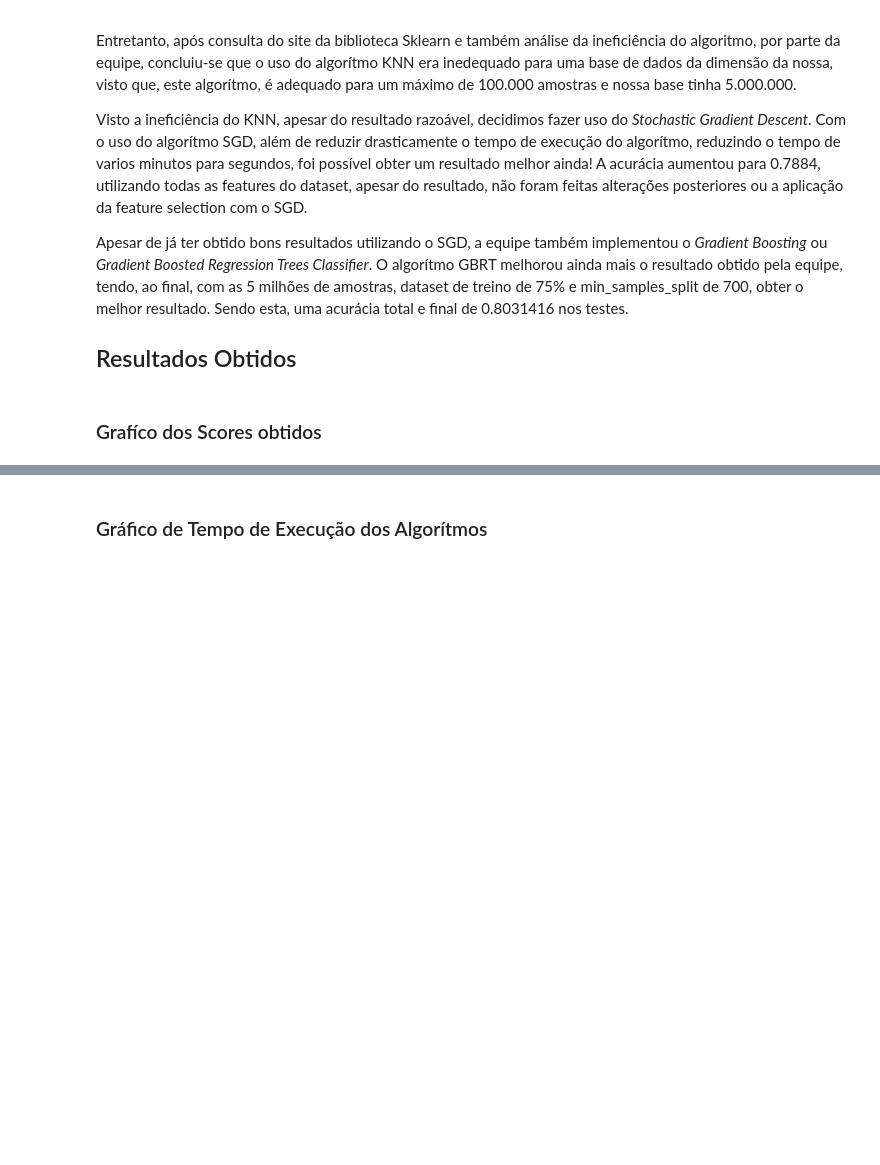
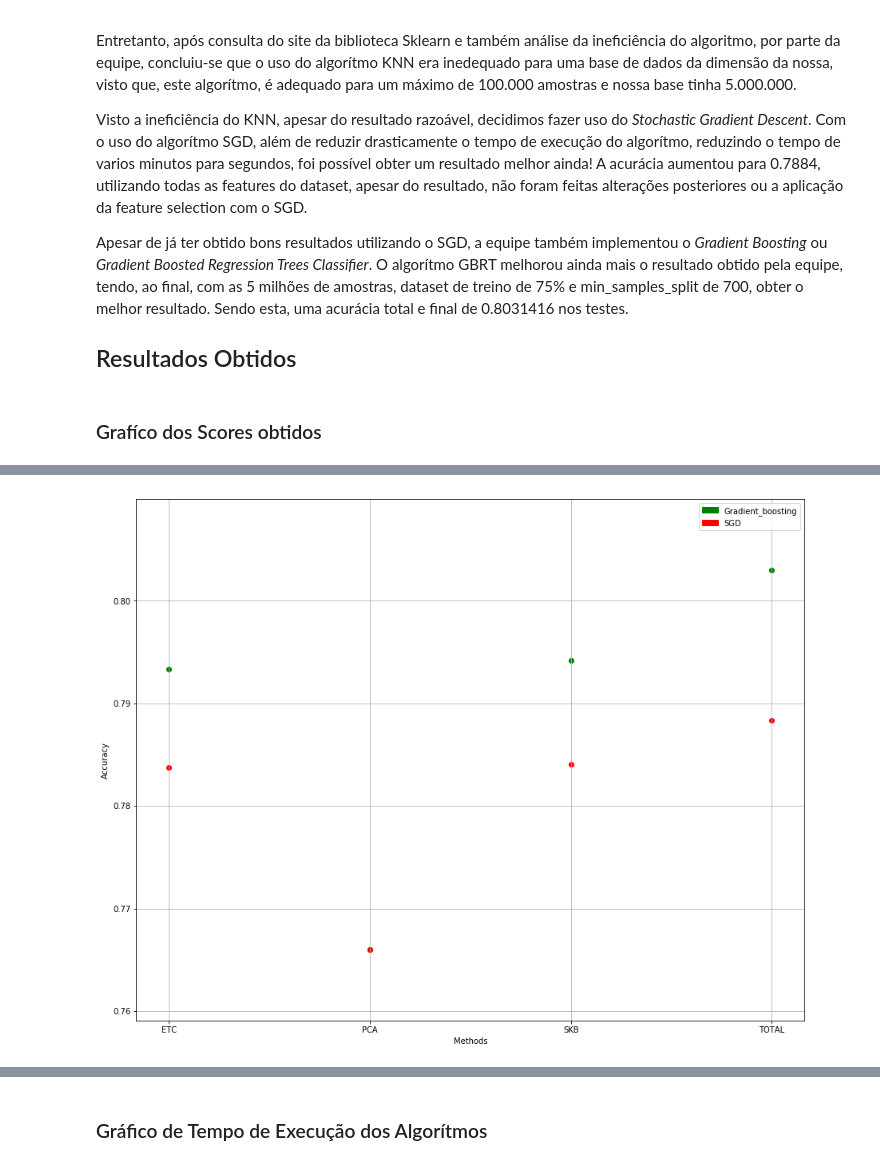
Before and after one commit to Machine-Learning-FGA/exotic-particles-problem, a Jupyter notebook: trabalho1_particulas.ipynb, the cells around one changed output, grey strips where cells are left out. Saved outputs shown, nothing was run; the diff lists cells and outputs as text; code cells hidden in the pictures; blank space fills up the shorter version.

```diff
--- a/trabalho1_particulas.ipynb
+++ b/trabalho1_particulas.ipynb
@@ -940,0 +941,26 @@ fig = plt.ylim(0,100)
+# %%
+import matplotlib.patches as mpatches
+
+knn_datasize = ['SKB', 'PCA', 'ETC', 'TOTAL']
+
+Gradient_boosting = [gb_skb_score, gb_pca_score, gb_etc_score, gb_total_score]
+SGD = [sgd_skb_score, sgd_pca_score, sgd_etc_score, sgd_total_score]
+
+plt.xlabel('Methods')
+plt.ylabel('Accuracy')
+
+
+plt.grid(True)
+
+green_patch = mpatches.Patch(color='green', label='Gradient_boosting')
+
+red_patch = mpatches.Patch(color='red', label='SGD')
+
+plt.legend(handles=[green_patch, red_patch])
+
+plt.scatter(knn_datasize, Gradient_boosting, facecolor='green')
+plt.scatter(knn_datasize, SGD, facecolor='red')
+plt.rcParams['figure.figsize'] = (15, 12)
+plt.show()
+# %% [output]
+[figure, added]
```
Also changed, not shown: parts of 4 cells of this notebook.
